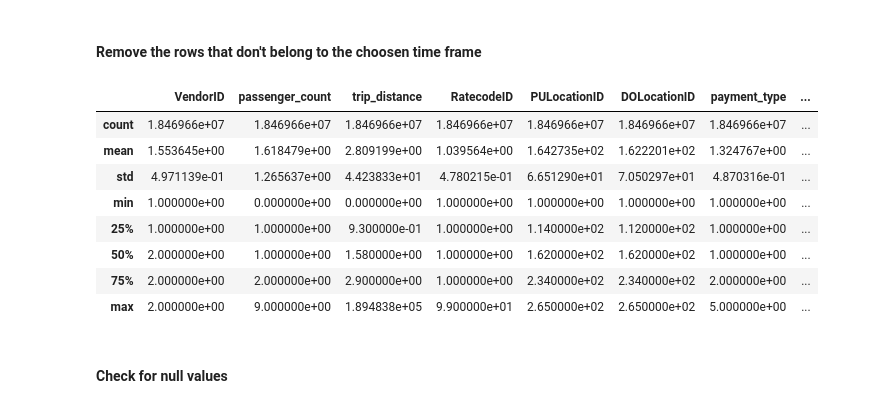
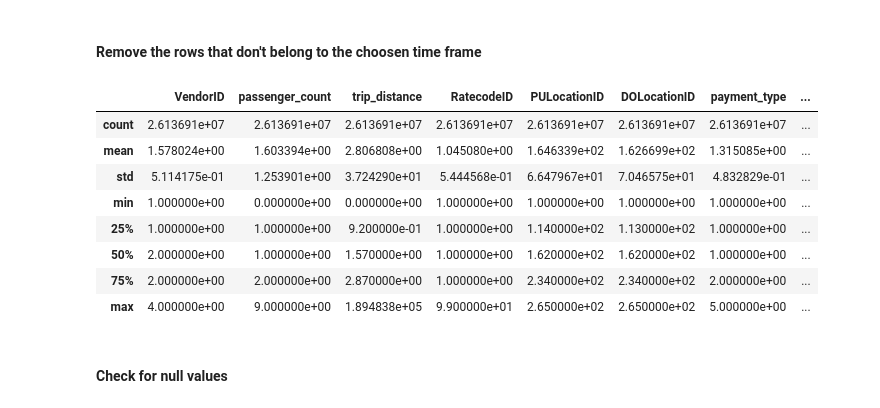
Before and after one commit to A5-015/nyc-taxi-data, a Jupyter notebook: nyc_taxi_data_analysis.ipynb, the cells around one changed output. Saved outputs shown, nothing was run; the diff lists cells and outputs as text; code cells hidden in the pictures.

```diff
--- a/nyc_taxi_data_analysis.ipynb
+++ b/nyc_taxi_data_analysis.ipynb
@@ -150,19 +132,22 @@ nyc_df.describe()
 # %% [markdown]
 #### Remove the rows that don't belong to the choosen time frame
 # %%
-# nyc_df = nyc_df.loc[pd.to_datetime(['2017-01', '2018-01','2019-01']).dt.to_period('M'),:]
-nyc_df = nyc_df.loc[(nyc_df.index.month==1) & ((nyc_df.index.year==2017) | (nyc_df.index.year==2018))]
+# Initially
+# nyc_df = nyc_df.loc[(nyc_df.index.month==1) & ((nyc_df.index.year==2017) | (nyc_df.index.year==2018))]
+
+# New
+nyc_df = nyc_df.loc[(nyc_df.index.month==1) & ((nyc_df.index.year==2017) | (nyc_df.index.year==2018) | (nyc_df.index.year==2019))]
 nyc_df.describe()
 # %% [output]
 |  | VendorID | passenger_count | trip_distance | RatecodeID | PULocationID | DOLocationID | payment_type | ... |
-| count | 1.846966e+07 | 1.846966e+07 | 1.846966e+07 | 1.846966e+07 | 1.846966e+07 | 1.846966e+07 | 1.846966e+07 | ... |
-| mean | 1.553645e+00 | 1.618479e+00 | 2.809199e+00 | 1.039564e+00 | 1.642735e+02 | 1.622201e+02 | 1.324767e+00 | ... |
-| std | 4.971139e-01 | 1.265637e+00 | 4.423833e+01 | 4.780215e-01 | 6.651290e+01 | 7.050297e+01 | 4.870316e-01 | ... |
+| count | 2.613691e+07 | 2.613691e+07 | 2.613691e+07 | 2.613691e+07 | 2.613691e+07 | 2.613691e+07 | 2.613691e+07 | ... |
+| mean | 1.578024e+00 | 1.603394e+00 | 2.806808e+00 | 1.045080e+00 | 1.646339e+02 | 1.626699e+02 | 1.315085e+00 | ... |
+| std | 5.114175e-01 | 1.253901e+00 | 3.724290e+01 | 5.444568e-01 | 6.647967e+01 | 7.046575e+01 | 4.832829e-01 | ... |
 | min | 1.000000e+00 | 0.000000e+00 | 0.000000e+00 | 1.000000e+00 | 1.000000e+00 | 1.000000e+00 | 1.000000e+00 | ... |
-| 25% | 1.000000e+00 | 1.000000e+00 | 9.300000e-01 | 1.000000e+00 | 1.140000e+02 | 1.120000e+02 | 1.000000e+00 | ... |
-| 50% | 2.000000e+00 | 1.000000e+00 | 1.580000e+00 | 1.000000e+00 | 1.620000e+02 | 1.620000e+02 | 1.000000e+00 | ... |
-| 75% | 2.000000e+00 | 2.000000e+00 | 2.900000e+00 | 1.000000e+00 | 2.340000e+02 | 2.340000e+02 | 2.000000e+00 | ... |
-| max | 2.000000e+00 | 9.000000e+00 | 1.894838e+05 | 9.900000e+01 | 2.650000e+02 | 2.650000e+02 | 5.000000e+00 | ... |
+| 25% | 1.000000e+00 | 1.000000e+00 | 9.200000e-01 | 1.000000e+00 | 1.140000e+02 | 1.130000e+02 | 1.000000e+00 | ... |
+| 50% | 2.000000e+00 | 1.000000e+00 | 1.570000e+00 | 1.000000e+00 | 1.620000e+02 | 1.620000e+02 | 1.000000e+00 | ... |
+| 75% | 2.000000e+00 | 2.000000e+00 | 2.870000e+00 | 1.000000e+00 | 2.340000e+02 | 2.340000e+02 | 2.000000e+00 | ... |
+| max | 4.000000e+00 | 9.000000e+00 | 1.894838e+05 | 9.900000e+01 | 2.650000e+02 | 2.650000e+02 | 5.000000e+00 | ... |
 # %% [markdown]
 #### Check for null values
 # %%
```
Also changed, not shown: parts of 47 cells of this notebook.
